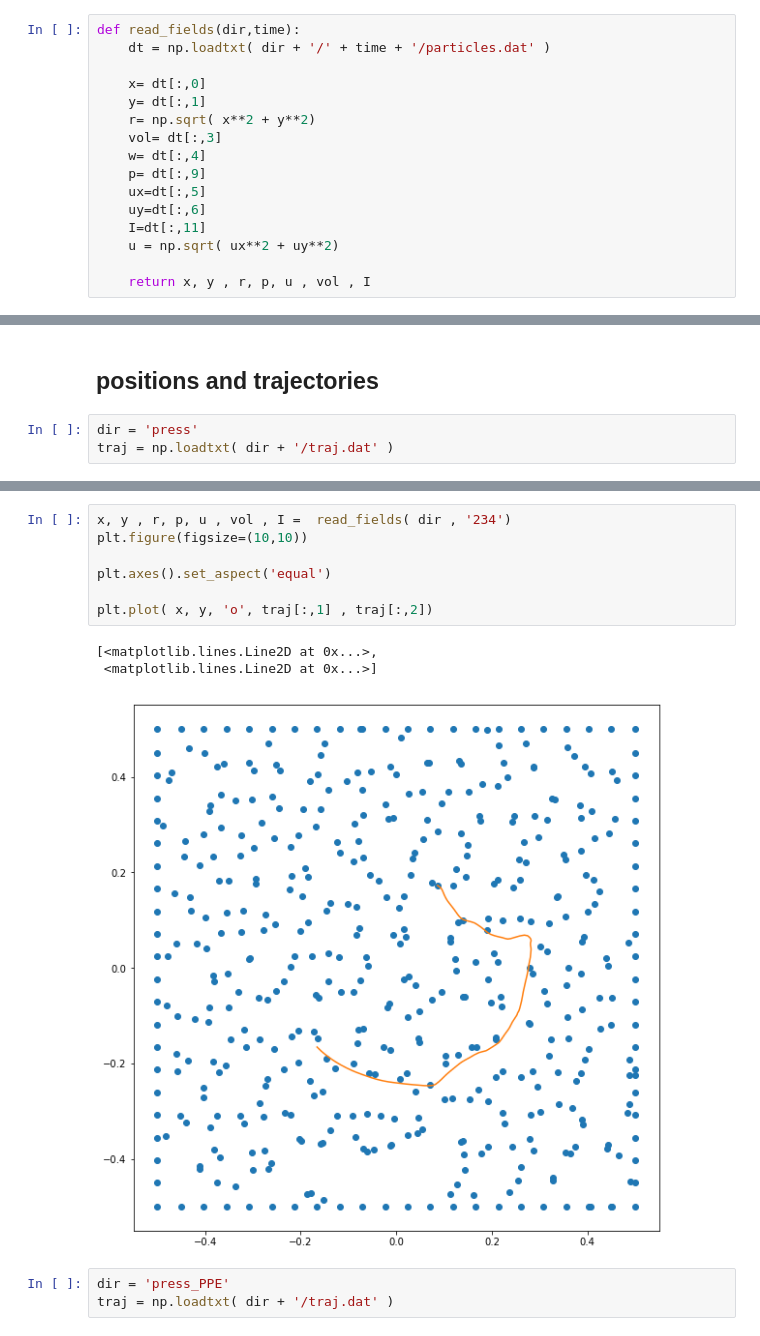
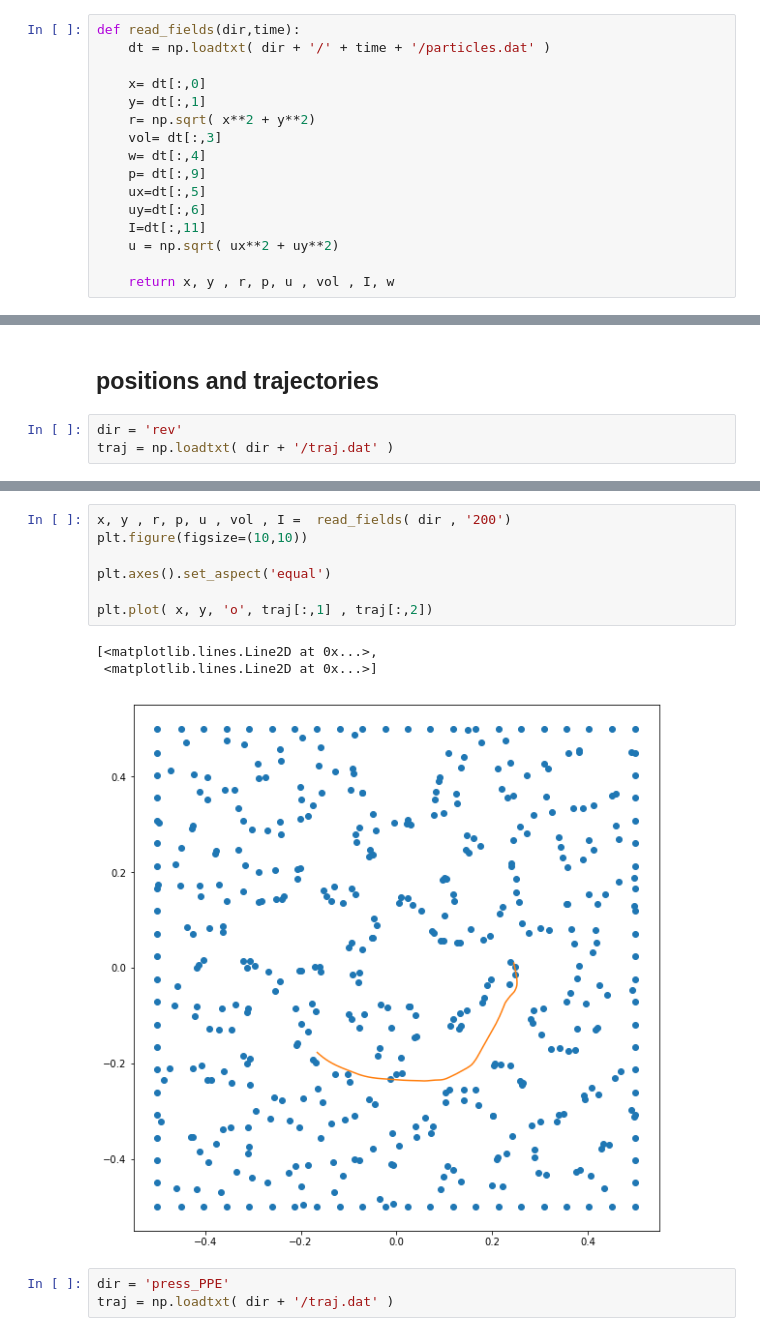
Before and after one commit to ddcampayo/WaaG, a Jupyter notebook: Plot_fields.ipynb, the cells around one changed output, grey strips where cells are left out. Drawn from its saved outputs; the diff is of its cells as text.

```diff
--- a/Plot_fields.ipynb
+++ b/Plot_fields.ipynb
@@ -18,7 +18,7 @@ def read_fields(dir,time):
     I=dt[:,11]
     u = np.sqrt( ux**2 + uy**2)
 
-    return x, y , r, p, u , vol , I
+    return x, y , r, p, u , vol , I, w
 # %%
 def vels_G_1( r ) :
     l = 0.2
@@ -107,7 +99,7 @@ plt.plot( r1 , p1 , 'o' , r1 , press_G( r1 ), 'x')
 # %% [markdown]
 ## positions and trajectories
 # %%
-dir = 'press'
+dir = 'rev'
 traj = np.loadtxt( dir + '/traj.dat' )
 # %%
 plt.plot( traj[:,0] , traj[:,1])
@@ -122,14 +114,14 @@ plt.plot( traj[:,1] , traj[:,2])
 # %%
-x, y , r, p, u , vol , I =  read_fields( dir , '234')
+x, y , r, p, u , vol , I =  read_fields( dir , '200')
 plt.figure(figsize=(10,10))
 
 plt.axes().set_aspect('equal')
 
 plt.plot( x, y, 'o', traj[:,1] , traj[:,2])
 # %% [output]
 [<matplotlib.lines.Line2D at 0x...>,
  <matplotlib.lines.Line2D at 0x...>]
-[figure, old version]
+[figure, new version]
 # %%
 dir = 'press_PPE'
 traj = np.loadtxt( dir + '/traj.dat' )
```
Also changed, not shown: parts of 10 cells of this notebook, 8 other files.
